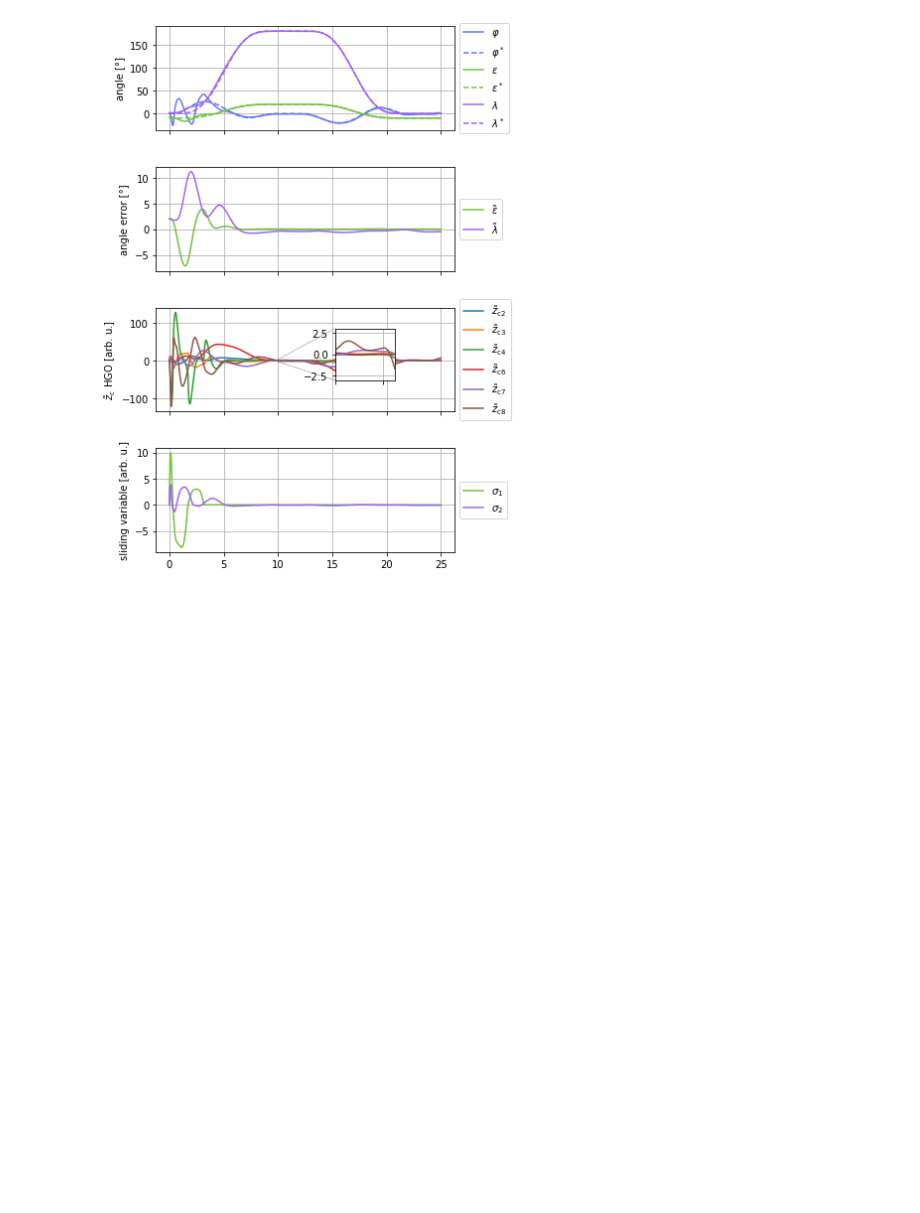
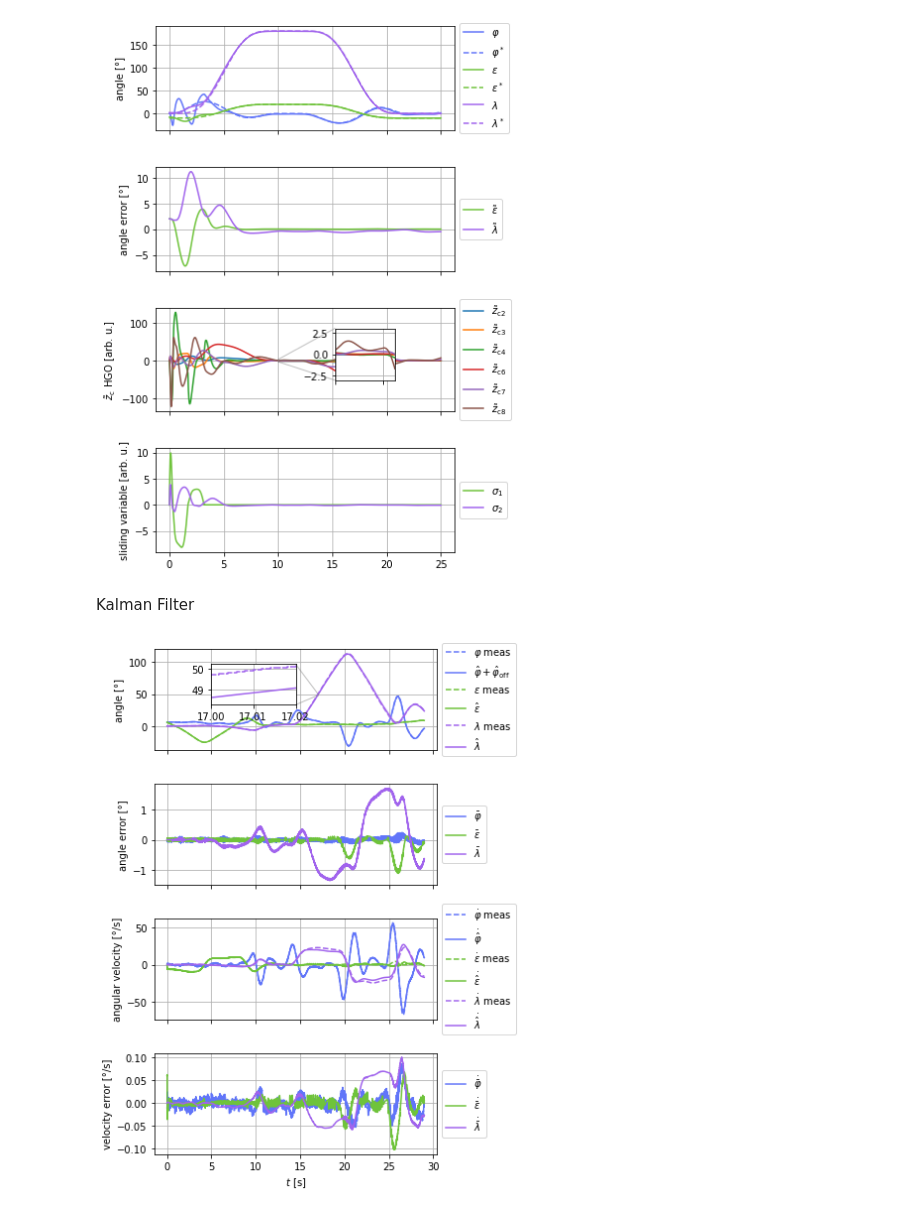
Before and after one commit to Rojetto/helicopter_thesis_code, a Jupyter notebook: scripts/diagrams.ipynb, the cells around one changed output. Cells and saved outputs as stored; diff of their text form; code cells hidden in the pictures; blank space fills up the shorter version.

```diff
--- a/scripts/diagrams.ipynb
+++ b/scripts/diagrams.ipynb
@@ -1432,3 +1438,73 @@ squeeze_subplots()
 my_savefig('smc_wrong_sim_with_obs')
 # %% [output]
 [figure]
+# %% [markdown]
+Kalman Filter
+# %%
+mat = loadmat('../matlab/kalman_verific.mat')
+
+end_off = 500
+t = mat['y_sample']['time'][0, 0].flatten()[:-end_off]
+y_meas = mat['y_sample']['signals'][0, 0]['values'][0, 0][:-end_off, :]
+y_bad_filter = mat['y_bad_filter']['signals'][0, 0]['values'][0, 0][:-end_off, :]
+x_est = mat['x_est']['signals'][0, 0]['values'][0, 0][:-end_off, :]
+dphi_filt = mat['dphi_filt'].flatten()[:-end_off]
+deps_filt = mat['deps_filt'].flatten()[:-end_off]
+dlamb_filt = mat['dlamb_filt'].flatten()[:-end_off]
+
+plt.figure(figsize=(6, 8))
+
+ax1 = plt.subplot(411)
+plt.plot(t, y_meas[:, 0]/deg, **phi_color, ls='--', label='$\\varphi$ meas')
+plt.plot(t, (x_est[:, 0] + x_est[:, 6])/deg, **phi_color, label='$\\hat\\varphi+\\hat\\varphi_\mathrm{off}$')
+plt.plot(t, y_meas[:, 1]/deg, **eps_color, ls='--', label='$\\varepsilon$ meas')
+plt.plot(t, x_est[:, 1]/deg, **eps_color, label="$\\hat\\varepsilon$")
+plt.plot(t, y_meas[:, 2]/deg, **lamb_color, ls='--', label='$\\lambda$ meas')
+plt.plot(t, x_est[:, 2]/deg, **lamb_color, label="$\\hat\\lambda$")
+plt.grid()
+plt.ylabel("angle [°]")
+plt.legend(**leg)
+
+axins = ax1.inset_axes([0.2, 0.45, 0.3, 0.4])
+axins.step(t, y_meas[:, 2]/deg, **lamb_color, ls=(0, (5, 1)))
+axins.plot(t, x_est[:, 2]/deg, **lamb_color)
+axins.grid()
+axins.set_xlim(17, 17.02)
+axins.set_ylim(48.3, 50.2)
+#axins.set_xticklabels('')
+#axins.set_yticklabels('')
+ax1.indicate_inset_zoom(axins)
+
+plt.subplot(412, sharex=ax1)
+plt.step(t, (x_est[:, 0] + x_est[:, 6] - y_meas[:, 0])/deg, **phi_color, label='$\\bar\\varphi$')
+plt.step(t, (x_est[:, 1] - y_meas[:, 1])/deg, **eps_color, label='$\\bar\\varepsilon$')
+plt.step(t, (x_est[:, 2] - y_meas[:, 2])/deg, **lamb_color, label='$\\bar\\lambda$')
+plt.grid()
+plt.ylabel("angle error [°]")
+plt.legend(**leg)
+
+plt.subplot(413, sharex=ax1)
+plt.plot(t, dphi_filt/deg, **phi_color, ls='--', label='$\\dot\\varphi$ meas')
+plt.plot(t, x_est[:, 3]/deg, **phi_color, label='$\\dot{\\hat\\varphi}$')
+plt.plot(t, deps_filt/deg, **eps_color, ls='--', label='$\\dot\\varepsilon$ meas')
+plt.plot(t, x_est[:, 4]/deg, **eps_color, label='$\\dot{\\hat\\varepsilon}$')
+plt.plot(t, dlamb_filt/deg, **lamb_color, ls='--', label='$\\dot\\lambda$ meas')
+plt.plot(t, x_est[:, 5]/deg, **lamb_color, label='$\\dot{\\hat\\lambda}$')
+plt.legend(**leg)
+plt.grid()
+plt.ylabel("angular velocity [°/s]")
+
+plt.subplot(414, sharex=ax1)
+plt.plot(t, (x_est[:, 3] - dphi_filt), **phi_color, label='$\\dot{\\bar\\varphi}$')
+plt.plot(t, (x_est[:, 4] - deps_filt), **eps_color, label='$\\dot{\\bar\\varepsilon}$')
+plt.plot(t, (x_est[:, 5] - dlamb_filt), **lamb_color, label='$\\dot{\\bar\\lambda}$')
+plt.grid()
+plt.legend(**leg)
+plt.ylabel("velocity error [°/s]")
+plt.xlabel("$t$ [s]")
+
+squeeze_subplots()
+
+my_savefig('kalman_verific')
+# %% [output]
+[figure, added]
```
Also changed, not shown: parts of 4 cells of this notebook, 3 other files.
